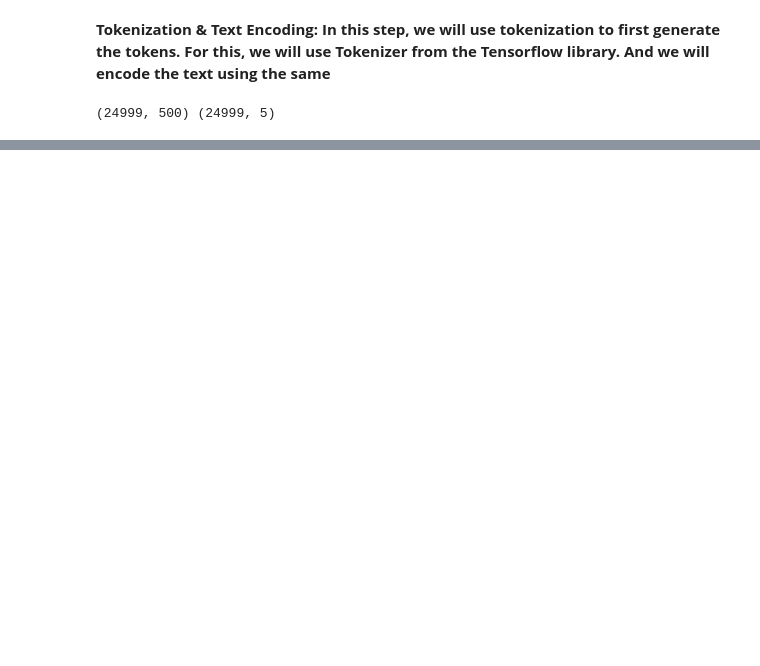
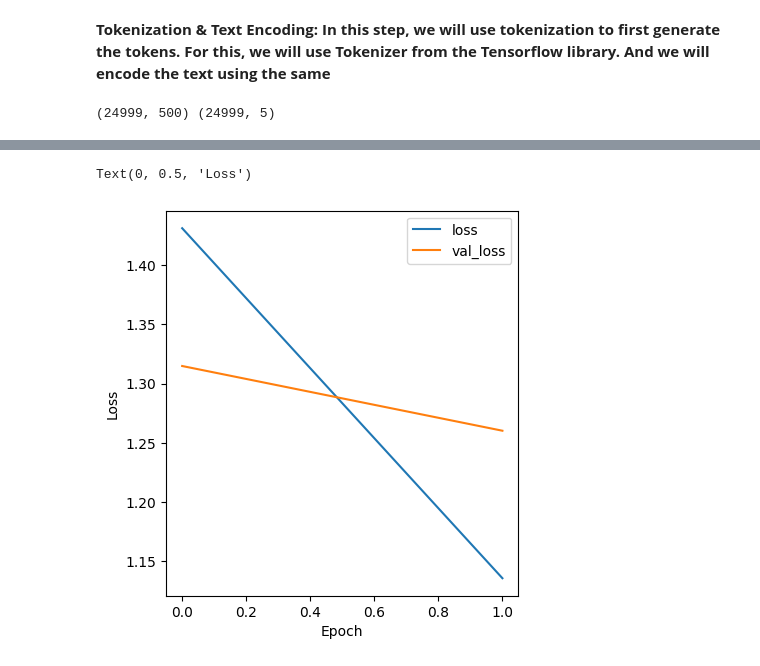
Before and after one commit to Jaiwanthi-SH/Sentiment-Analysis-for-Product-Reviews, a Jupyter notebook: SentimentAnalysis.ipynb, the cells around one changed output, grey strips where cells are left out. Cells and saved outputs as stored; diff of their text form; code cells hidden in the pictures; blank space fills up the shorter version.

```diff
--- a/SentimentAnalysis.ipynb
+++ b/SentimentAnalysis.ipynb
@@ -203,0 +243,15 @@ print(X.shape, y.shape)
+# %%
+# Creating a RNN model
+rnn = Sequential(name="Simple_RNN")
+rnn.add(Embedding(len(tokenizer.word_index)+1,
+						max_words,
+						input_length=max_words))
+
+rnn.add(SimpleRNN(128,activation='relu',return_sequences=True))
+
+rnn.add(SimpleRNN(64,activation='relu',return_sequences=False))
+
+rnn.add(Dense(5, activation='softmax'))
+
+# printing model summary
+print(rnn.summary())
@@ -203,0 +277,17 @@ print(X.shape, y.shape)
+# %%
+# Compiling model
+rnn.compile(
+	loss="categorical_crossentropy",
+	optimizer='adam',
+	metrics=['accuracy']
+)
+
+# Training the model
+history = rnn.fit(X_train, y_train,
+						batch_size=64,
+						epochs=2,
+						verbose=1,
+						validation_data = (X_test, y_test))
+
+# Printing model score on test data
+print("Simple_RNN Score---> ", rnn.evaluate(X_test, y_test, verbose=1))
@@ -203,0 +301,11 @@ print(X.shape, y.shape)
+# %%
+metrics = history.history
+plt.figure(figsize=(10, 5))
+plt.subplot(1, 2, 1)
+plt.plot(history.epoch, metrics['loss'], metrics['val_loss'])
+plt.legend(['loss', 'val_loss'])
+plt.xlabel('Epoch')
+plt.ylabel('Loss')
+# %% [output]
+Text(0, 0.5, 'Loss')
+[figure, added]
```
Also changed, not shown: parts of 21 cells of this notebook.
